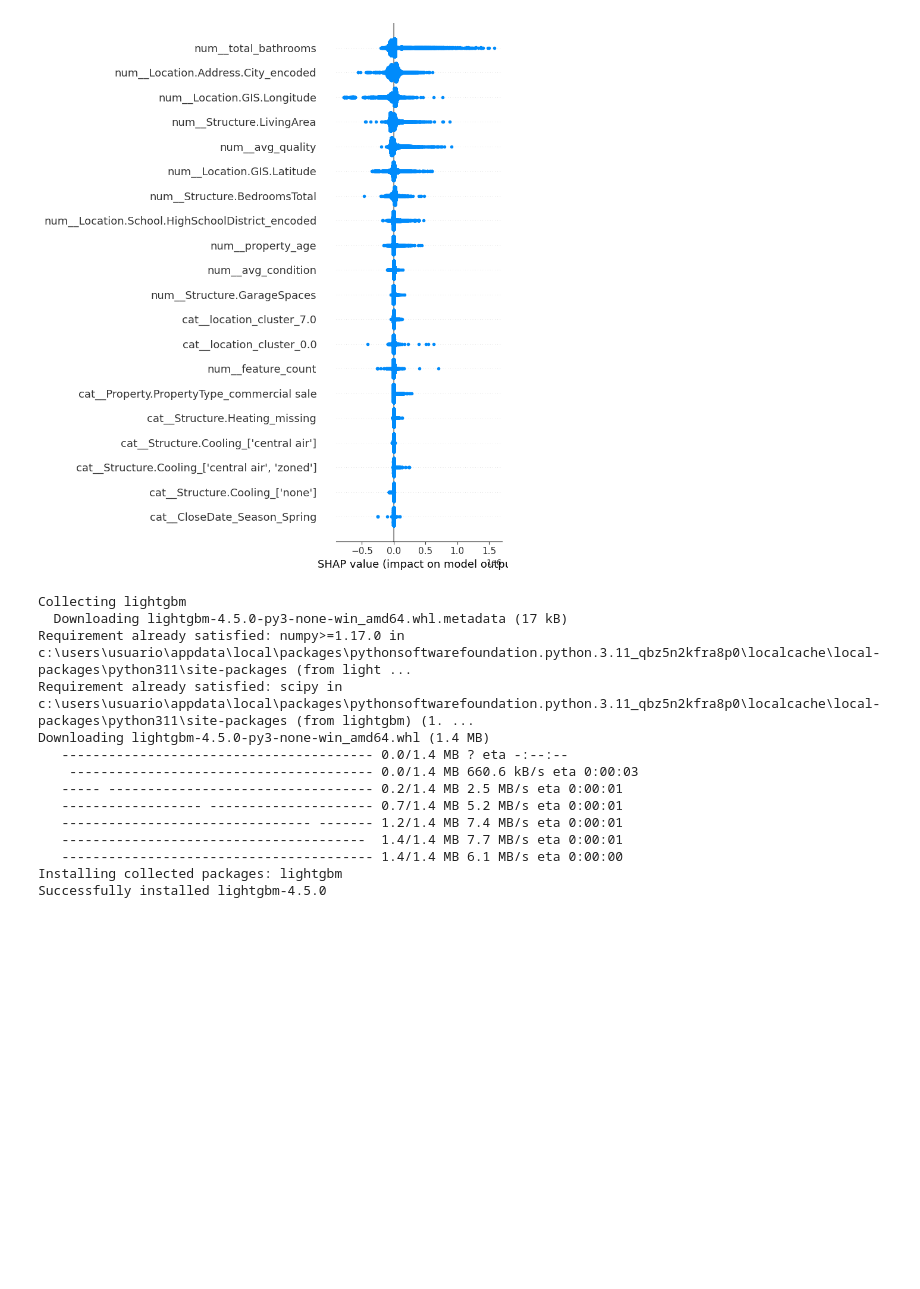
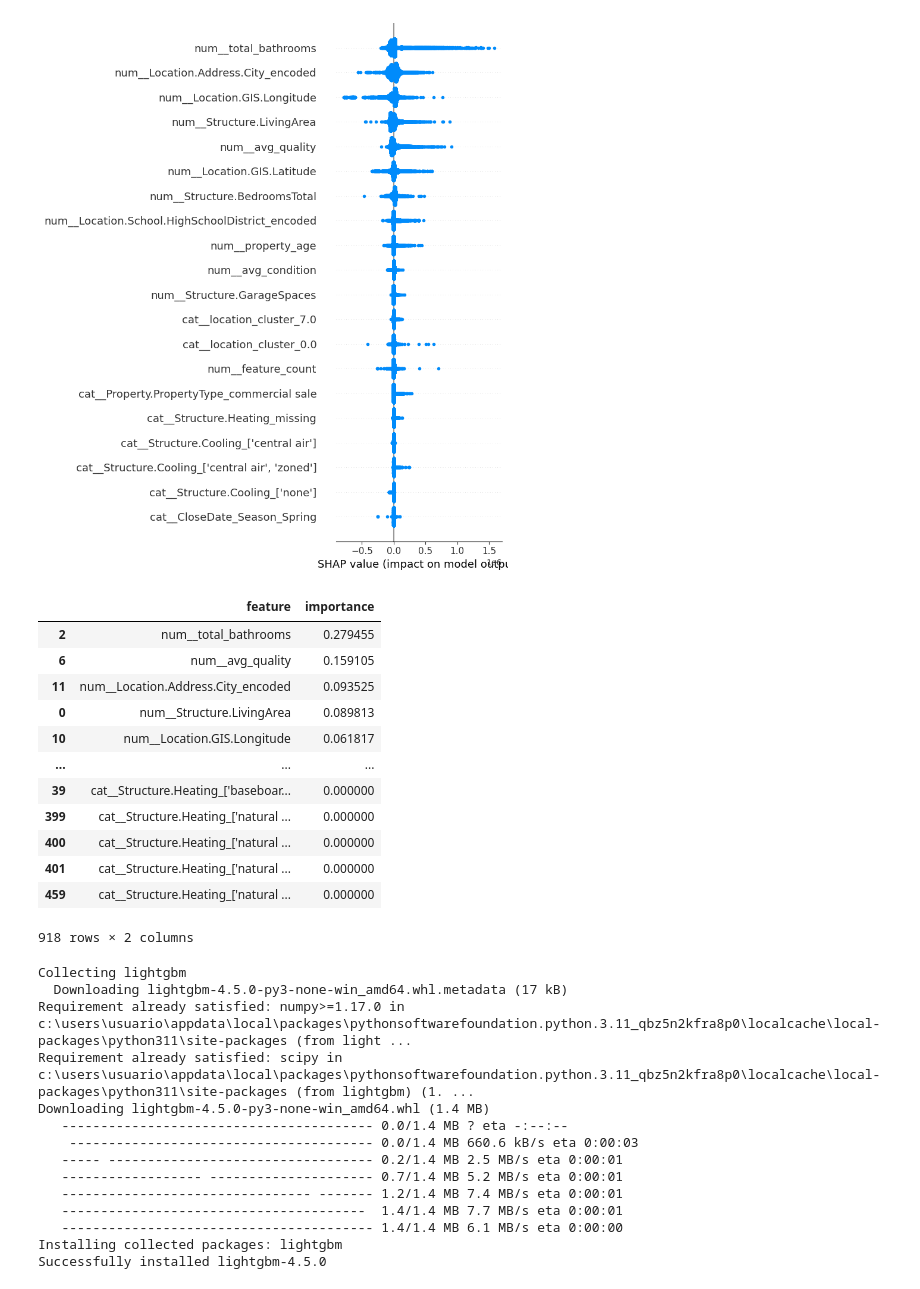
Before and after one commit to mikirop22/RelsB, a Jupyter notebook: code.ipynb, the cells around one changed output. Cells and saved outputs as stored; diff of their text form; code cells hidden in the pictures; blank space fills up the shorter version.

```diff
--- a/code.ipynb
+++ b/code.ipynb
@@ -78,3 +81,12 @@ Name: Listing.Price.ClosePrice, Length: 107437, dtype: float64
+# %%
+df_train = pd.read_csv("./data/train.csv")
+df = pd.read_csv("./data/train.csv")
+df_test = pd.read_csv("./data/test.csv")
+X = df_train.drop('Listing.Price.ClosePrice', axis=1)
+Y = df_train['Listing.Price.ClosePrice']
+
+
+X_test = df_test
 # %%
 import pandas as pd
 import numpy as np
@@ -121,7 +133,7 @@ class HousePricePrediction:
         if mask.any():
             from sklearn.cluster import KMeans
             coords = df.loc[mask, ['Location.GIS.Latitude', 'Location.GIS.Longitude']]
-            kmeans = KMeans(n_clusters=10, random_state=42)
+            kmeans = KMeans(n_clusters=20, random_state=42)
             df.loc[mask, 'location_cluster'] = kmeans.fit_predict(coords)
             df['location_cluster'] = df['location_cluster'].fillna(-1)
 
@@ -158,8 +170,8 @@ class HousePricePrediction:
             lambda x: len(extract_features(x)))
 
         # Process quality and condition scores
-        quality_cols = [col for col in df.columns if 'q1q6.summary' in col]
-        condition_cols = [col for col in df.columns if 'c1c6.summary' in col]
+        quality_cols = [col for col in df.columns if 'q1q6.summary' in col and col != "q1q6.summary.exterior"]
+        condition_cols = [col for col in df.columns if 'c1c6.summary' in col and col != "c1c6.summary.exterior"]
 
         df['avg_quality'] = df[quality_cols].mean(axis=1)
         df['avg_condition'] = df[condition_cols].mean(axis=1)
@@ -202,7 +214,13 @@ class HousePricePrediction:
             'Location.GIS.Latitude',
             'Location.GIS.Longitude',
             'Location.Address.City_encoded',
-            'Location.School.HighSchoolDistrict_encoded'
+            'Location.School.HighSchoolDistrict_encoded',
+            'price_per_sqft',
+            'room_density',
+            'basement_ratio',
+            'has_unit'
+
+
         ]
 
         categorical_features = [
@@ -210,7 +228,9 @@ class HousePricePrediction:
             'Structure.Heating',
             'Structure.Cooling',
             'CloseDate_Season',
-            'location_cluster'
+            'location_cluster',
+            'CloseDate_Month'
+
         ]
 
         # Create preprocessing pipeline
@@ -263,7 +283,7 @@ class HousePricePrediction:
         self.model = GradientBoostingRegressor(
             n_estimators=100,
             learning_rate=0.1,
-            max_depth=5,
+            max_depth=7,
             random_state=42
         )
 
@@ -372,6 +378,22 @@ shap.summary_plot(
 )
 # %% [output]
 [figure]
+# %%
+importance_df.list
+# %% [output]
+|  | feature | importance |
+| 2 | num__total_bathrooms | 0.279455 |
+| 6 | num__avg_quality | 0.159105 |
+| 11 | num__Location.Address.City_encoded | 0.093525 |
+| 0 | num__Structure.LivingArea | 0.089813 |
+| 10 | num__Location.GIS.Longitude | 0.061817 |
+| ... | ... | ... |
+| 39 | cat__Structure.Heating_['baseboar... | 0.000000 |
+| 399 | cat__Structure.Heating_['natural ... | 0.000000 |
+| 400 | cat__Structure.Heating_['natural ... | 0.000000 |
+| 401 | cat__Structure.Heating_['natural ... | 0.000000 |
+| 459 | cat__Structure.Heating_['natural ... | 0.000000 |
+918 rows × 2 columns
 # %%
 !pip install lightgbm
 # %% [output]
```
Also changed, not shown: parts of 3 cells of this notebook.
